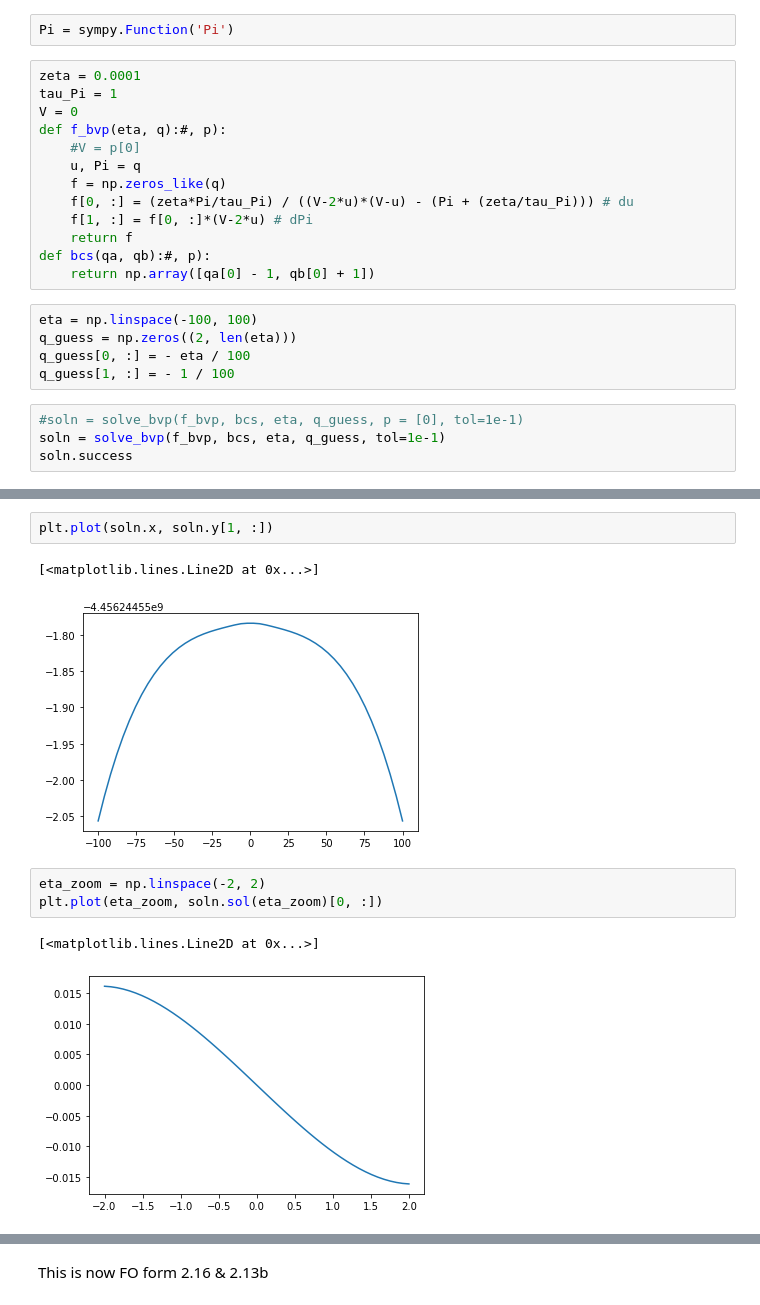
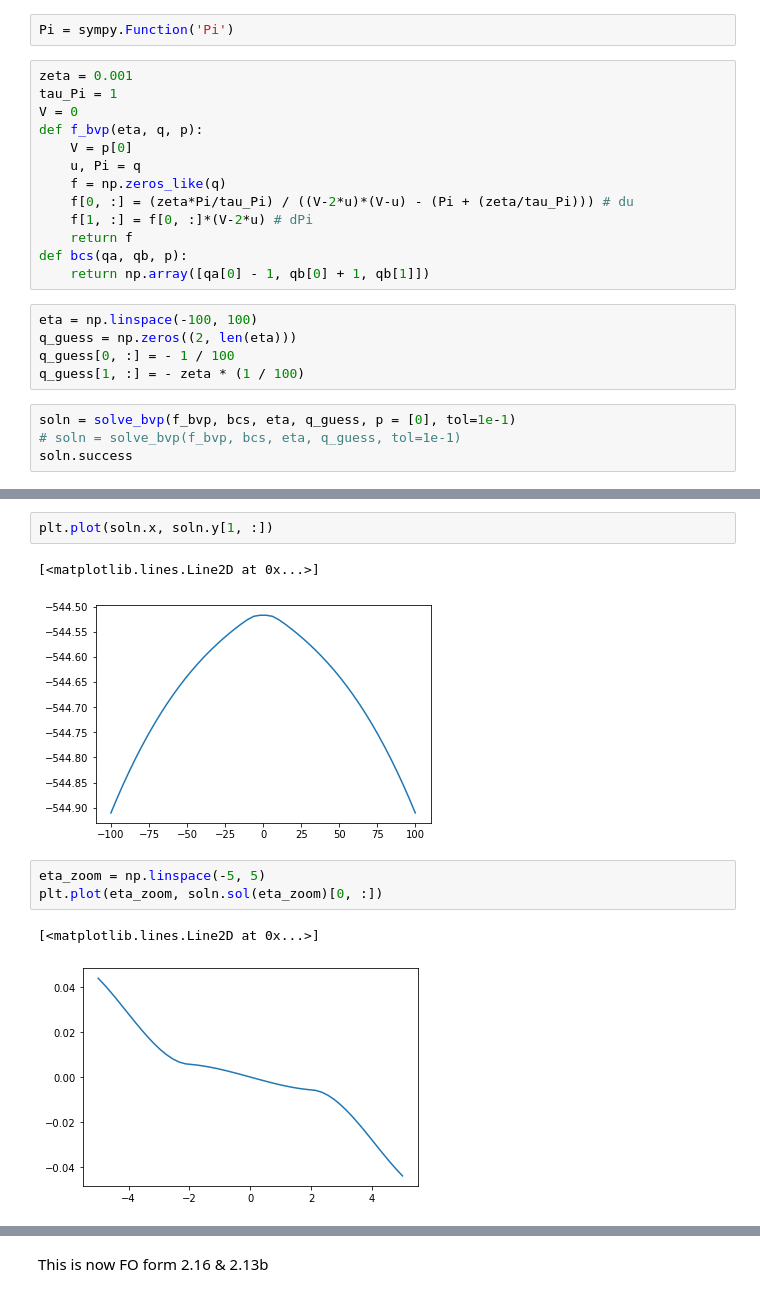
Before and after one commit to MarcusHatton/MastersProjectSpinoff, a Jupyter notebook: SolvingTheBVP.ipynb, the cells around one changed output, grey strips where cells are left out. Saved outputs shown, nothing was run; the diff lists cells and outputs as text.

```diff
--- a/SolvingTheBVP.ipynb
+++ b/SolvingTheBVP.ipynb
@@ -91,25 +91,25 @@ This is now FO form 2.13
 # %%
 Pi = sympy.Function('Pi')
 # %%
-zeta = 0.0001
+zeta = 0.001
 tau_Pi = 1
 V = 0
-def f_bvp(eta, q):#, p):
-    #V = p[0]
+def f_bvp(eta, q, p):
+    V = p[0]
     u, Pi = q
     f = np.zeros_like(q)
     f[0, :] = (zeta*Pi/tau_Pi) / ((V-2*u)*(V-u) - (Pi + (zeta/tau_Pi))) # du
     f[1, :] = f[0, :]*(V-2*u) # dPi
     return f
-def bcs(qa, qb):#, p):
-    return np.array([qa[0] - 1, qb[0] + 1])
+def bcs(qa, qb, p):
+    return np.array([qa[0] - 1, qb[0] + 1, qb[1]])
 # %%
 eta = np.linspace(-100, 100)
 q_guess = np.zeros((2, len(eta)))
-q_guess[0, :] = - eta / 100
-q_guess[1, :] = - 1 / 100
+q_guess[0, :] = - 1 / 100
+q_guess[1, :] = - zeta * (1 / 100)
 # %%
-#soln = solve_bvp(f_bvp, bcs, eta, q_guess, p = [0], tol=1e-1)
-soln = solve_bvp(f_bvp, bcs, eta, q_guess, tol=1e-1)
+soln = solve_bvp(f_bvp, bcs, eta, q_guess, p = [0], tol=1e-1)
+# soln = solve_bvp(f_bvp, bcs, eta, q_guess, tol=1e-1)
 soln.success
 # %% [output]
@@ -123,13 +143,13 @@ plt.plot(soln.x, soln.y[0, :])
 plt.plot(soln.x, soln.y[1, :])
 # %% [output]
 [<matplotlib.lines.Line2D at 0x...>]
-[figure, old version]
+[figure, new version]
 # %%
-eta_zoom = np.linspace(-2, 2)
+eta_zoom = np.linspace(-5, 5)
 plt.plot(eta_zoom, soln.sol(eta_zoom)[0, :])
 # %% [output]
 [<matplotlib.lines.Line2D at 0x...>]
-[figure, old version]
+[figure, new version]
 # %%
 plt.plot(eta_zoom, soln.sol(eta_zoom)[1, :])
 # %% [output]
```
Also changed, not shown: parts of 9 cells of this notebook.
